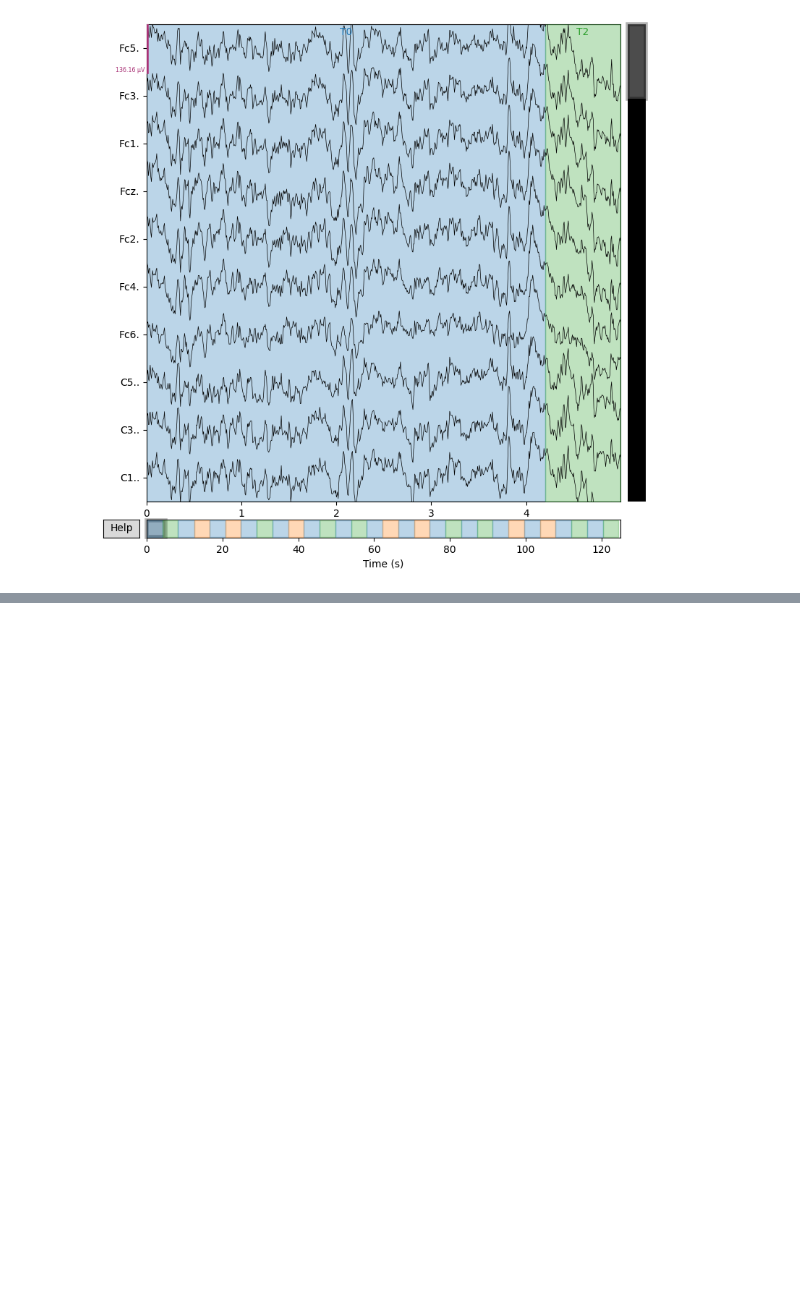
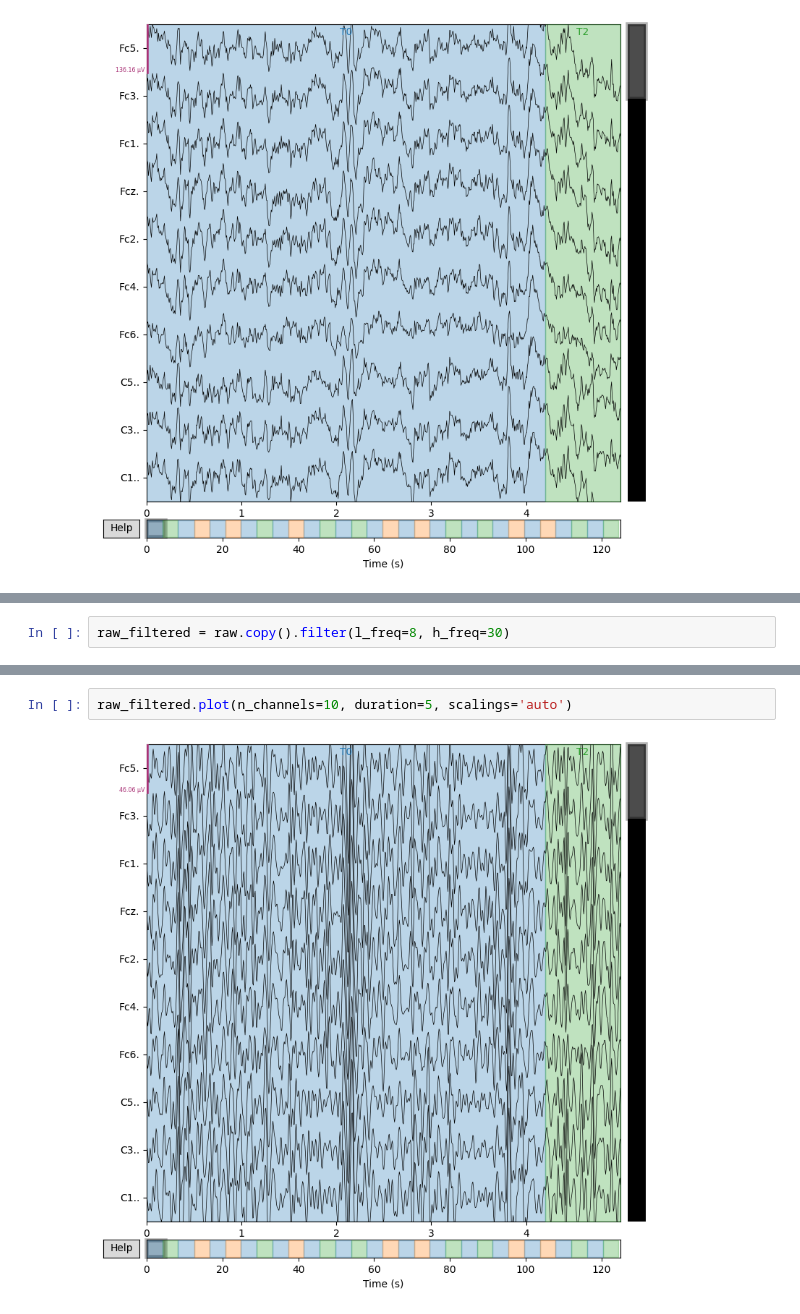
Before and after one commit to agatastachowiak/eeg-motor-imagery-bci, a Jupyter notebook: notebooks/01_data_exploration.ipynb, the cells around one changed output, grey strips where cells are left out. Drawn from its saved outputs; the diff is of its cells as text; blank space fills up the shorter version.

Commit message:
Add filtering, epoching, and feature extraction sanity check.

```diff
--- a/notebooks/01_data_exploration.ipynb
+++ b/notebooks/01_data_exploration.ipynb
@@ -100,0 +119,2 @@ Using matplotlib as 2D backend.
+# %%
+raw_filtered = raw.copy().filter(l_freq=8, h_freq=30)
@@ -100,0 +135,4 @@ Using matplotlib as 2D backend.
+# %%
+raw_filtered.plot(n_channels=10, duration=5, scalings='auto')
+# %% [output]
+[figure, added]
```
Also changed, not shown: parts of 8 cells of this notebook.
